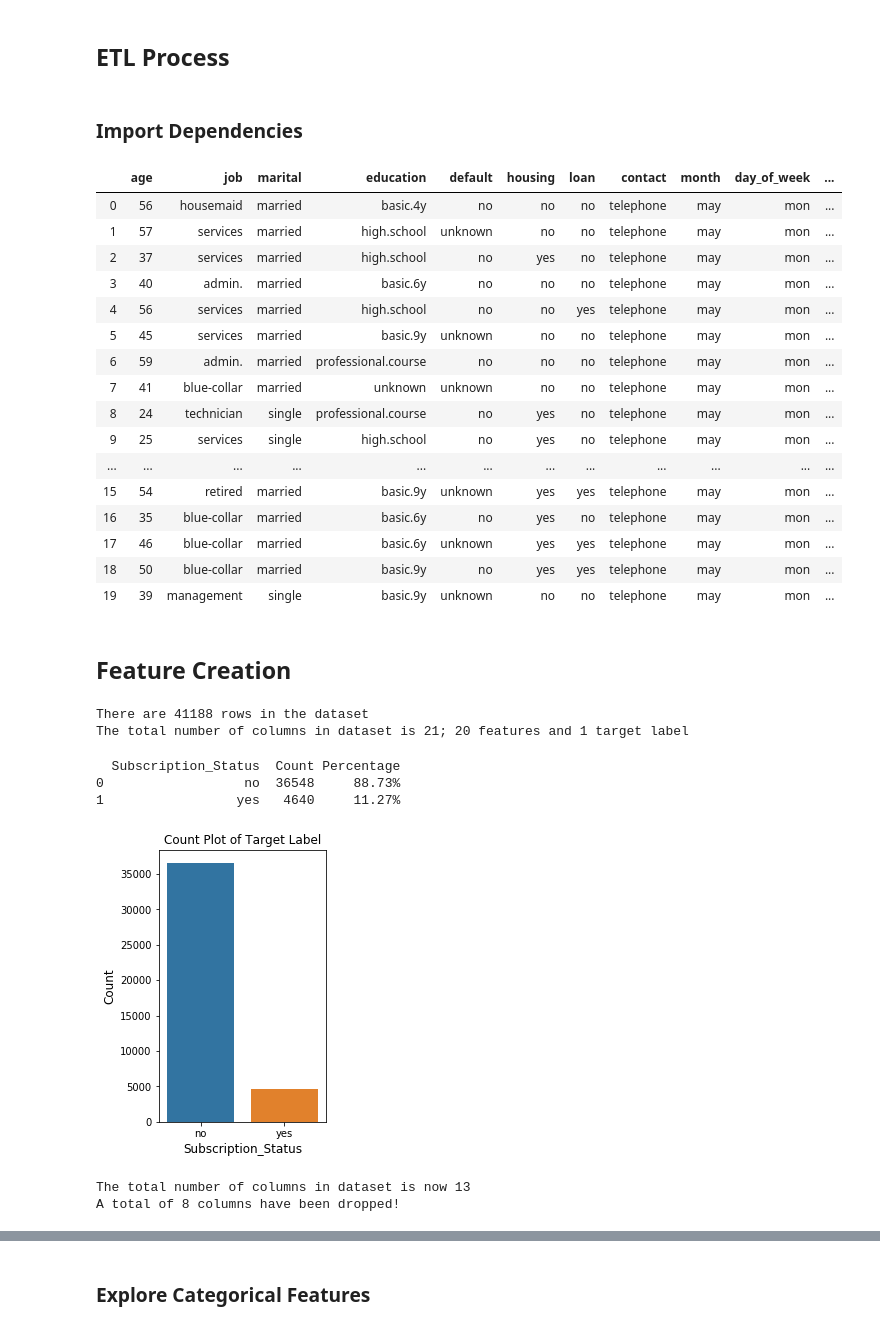
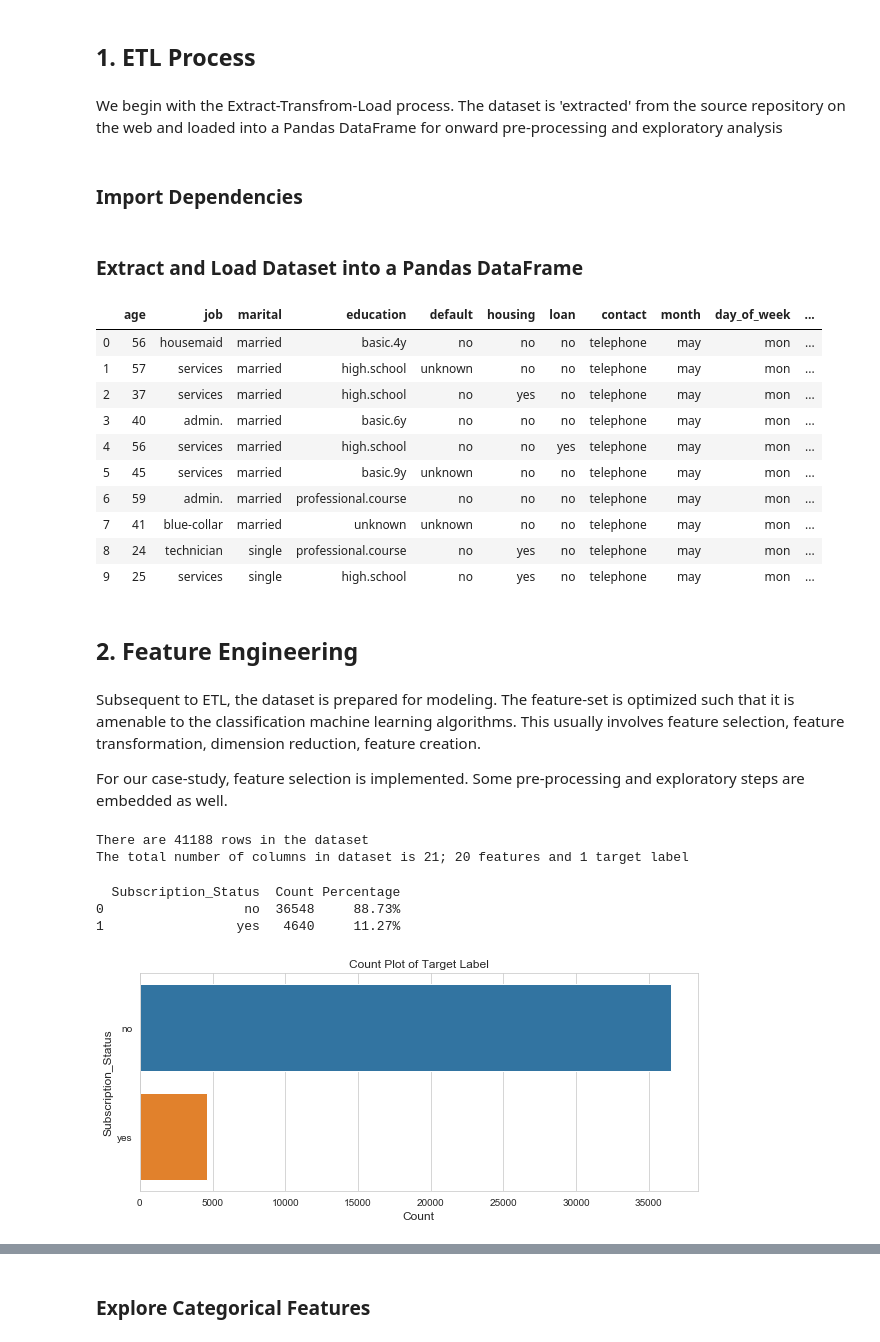
Before and after one commit to adejokun/Advanced-Data-Science-Capstone, a Jupyter notebook: Marketing Analytics.ipynb, the cells around one changed output, grey strips where cells are left out. Drawn from its saved outputs; the diff is of its cells as text; code cells hidden in the pictures.

```diff
--- a/Marketing Analytics.ipynb
+++ b/Marketing Analytics.ipynb
@@ -17,5 +9,7 @@ References:
 # %% [markdown]
-## ETL Process
+## 1. ETL Process
+# %% [markdown]
+We begin with the Extract-Transfrom-Load process. The dataset is 'extracted' from the source repository on the web and loaded into a Pandas DataFrame for onward pre-processing and exploratory analysis
 # %% [markdown]
 ### Import Dependencies
 # %%
@@ -26,18 +20,23 @@ import matplotlib.pyplot as plt
 import seaborn as sns
 
 pd.set_option('display.max_columns', None)
+# %% [markdown]
+### Extract and Load Dataset into a Pandas DataFrame
 # %%
-# Download zip file containing dataset, and read into a DataFrame
+### Download zip file containing dataset, and read into a DataFrame
 
-#import zipfile
-#with zipfile.ZipFile('bank-additional.zip', 'r') as f:
-#    f.extractall()
+import wget
+url = 'http://archive.ics.uci.edu/ml/machine-learning-databases/00222/bank-additional.zip'
+wget.download(url) # download into working directory
 
+import zipfile
+with zipfile.ZipFile('bank-additional.zip', 'r') as f: # unzip folder
+    f.extractall()
 
 df_raw = pd.read_csv('bank-additional-full.csv', sep=";") # read dataset into DataFrame
 
 df_raw_trial = df_raw.copy() # make a copy of the dataframe
-df_raw.head(20)
+df_raw.head(10)
 # %% [output]
 |  | age | job | marital | education | default | housing | loan | contact | month | day_of_week | ... |
 | 0 | 56 | housemaid | married | basic.4y | no | no | no | telephone | may | mon | ... |
@@ -50,12 +49,10 @@ df_raw.head(20)
 | 7 | 41 | blue-collar | married | unknown | unknown | no | no | telephone | may | mon | ... |
 | 8 | 24 | technician | single | professional.course | no | yes | no | telephone | may | mon | ... |
 | 9 | 25 | services | single | high.school | no | yes | no | telephone | may | mon | ... |
-| ... | ... | ... | ... | ... | ... | ... | ... | ... | ... | ... | ... |
-| 15 | 54 | retired | married | basic.9y | unknown | yes | yes | telephone | may | mon | ... |
-| 16 | 35 | blue-collar | married | basic.6y | no | yes | no | telephone | may | mon | ... |
-| 17 | 46 | blue-collar | married | basic.6y | unknown | yes | yes | telephone | may | mon | ... |
-| 18 | 50 | blue-collar | married | basic.9y | no | yes | yes | telephone | may | mon | ... |
-| 19 | 39 | management | single | basic.9y | unknown | no | no | telephone | may | mon | ... |
 # %% [markdown]
-## Feature Creation
+## 2. Feature Engineering
+# %% [markdown]
+Subsequent to ETL, the dataset is prepared for modeling. The feature-set is optimized such that it is amenable to the classification machine learning algorithms. This usually involves feature selection, feature transformation, dimension reduction, feature creation.
+
+For our case-study, feature selection is implemented. Some pre-processing and exploratory steps are embedded as well.
 # %%
@@ -75,35 +72,20 @@ The total number of columns in dataset is 21; 20 features and 1 target label
 
 df_raw.rename(columns={'y':'Subscription_Status'}, inplace=True)
 # %%
-# Original Target Label Distribution: Table and Plot
+# Plot the distribution of the target label ('Subscription_Status')
 
 df_targetLabel = df_raw['Subscription_Status'].value_counts().to_frame().reset_index()
 df_targetLabel.rename(columns={'index':'Subscription_Status', 'Subscription_Status':'Count'}, inplace=True)
 df_targetLabel['Percentage'] = ((df_targetLabel['Count']/df_targetLabel['Count'].sum())*100).map('{:.2f}%'.format)
 
-fig = plt.figure(figsize=(3,5))
-ax = sns.countplot(x='Subscription_Status', data=df_raw)
+fig = plt.figure(figsize=(10,4))
+ax = sns.countplot(y='Subscription_Status', data=df_raw)
 ax.set_title('Count Plot of Target Label')
-ax.set_ylabel('Count', fontsize=12)
-ax.set_xlabel('Subscription_Status', fontsize=12)
+ax.set_xlabel('Count', fontsize=12)
+ax.set_ylabel('Subscription_Status', fontsize=12)
 print(df_targetLabel)
 # %% [output]
   Subscription_Status  Count Percentage
 0                  no  36548     88.73%
 1                 yes   4640     11.27%
-[figure, old version]
+[figure, new version]
-# %%
-# Drop irrelevent Features: Those that refer to the involvement of the client with the Marketing contact-centre
-
-Init_length = len(df_raw.columns) # initial column composition of dataset
-
-To_drop = ['contact', 'month', 'day_of_week', 'duration', 'campaign', 'pdays',
-           'previous', 'poutcome']
-
-df_raw.drop(To_drop, axis=1, inplace=True)
-
-print('The total number of columns in dataset is now %d' % (Init_length-len(To_drop)))
-print('A total of %d columns have been dropped!' % len(To_drop))
-# %% [output]
-The total number of columns in dataset is now 13
-A total of 8 columns have been dropped!
```
Also changed, not shown: parts of 55 cells of this notebook.
